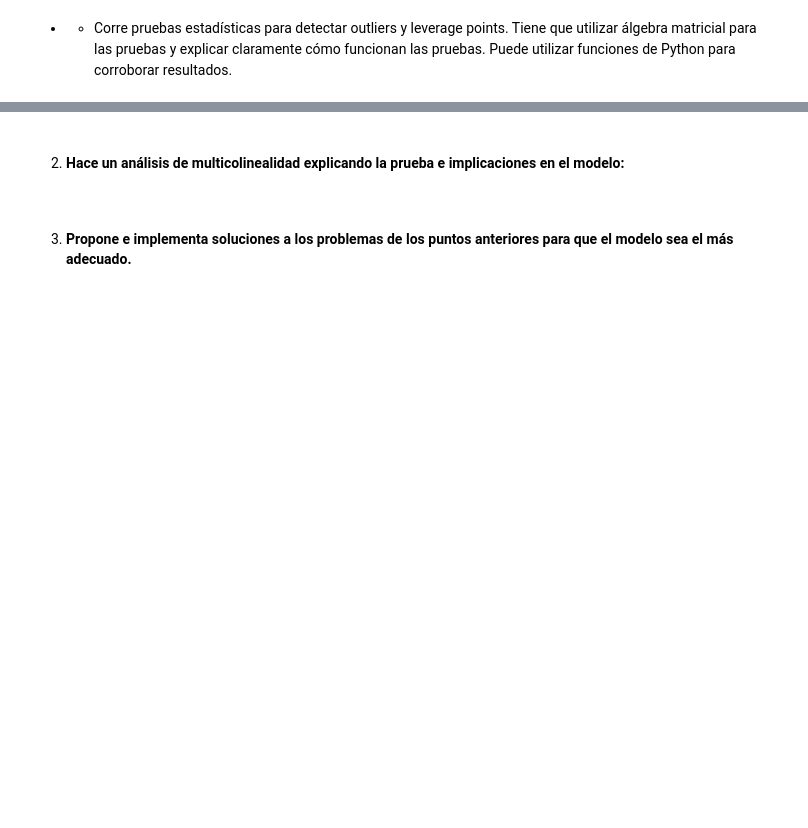
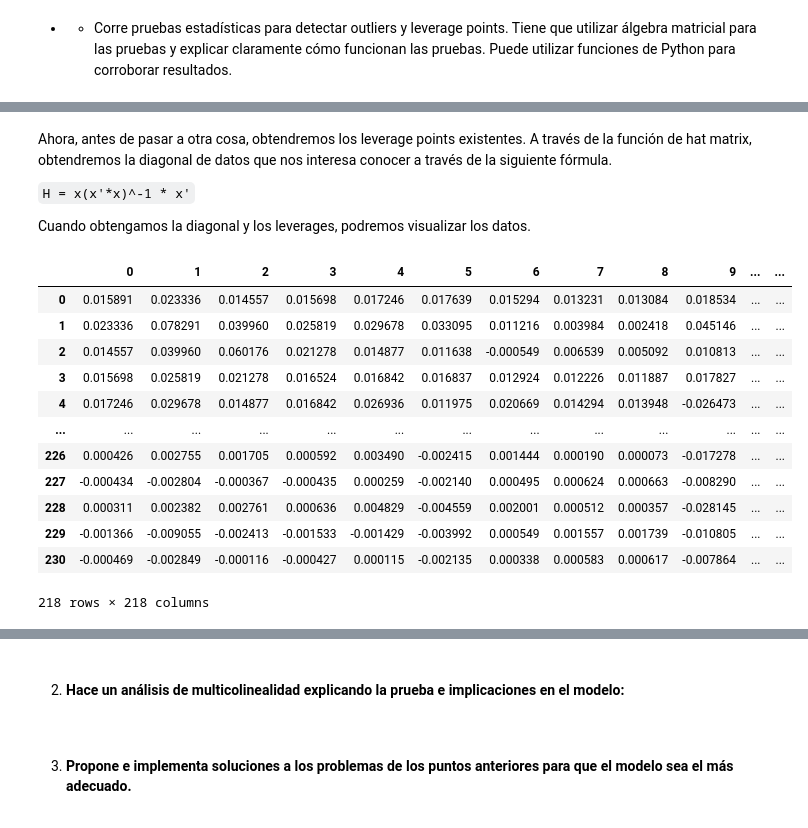
Before and after one commit to A01706155/TC3007C.502_Estadistica, a Jupyter notebook: parte1.ipynb, the cells around one changed output, grey strips where cells are left out. Cells and saved outputs as stored; diff of their text form; code cells hidden in the pictures; blank space fills up the shorter version.

```diff
--- a/parte1.ipynb
+++ b/parte1.ipynb
@@ -145,0 +247,23 @@ x.corr()
+# %% [markdown]
+Ahora, antes de pasar a otra cosa, obtendremos los leverage points existentes. A través de la función de hat matrix, obtendremos la diagonal de datos que nos interesa conocer a través de la siguiente fórmula.
+
+``H = x(x'*x)^-1 * x'``
+
+Cuando obtengamos la diagonal y los leverages, podremos visualizar los datos.
+# %%
+h = x.dot(np.linalg.inv(x.T.dot(x)).dot(x.T))
+h
+# %% [output]
+|  | 0 | 1 | 2 | 3 | 4 | 5 | 6 | 7 | 8 | 9 | ... | ... |
+| 0 | 0.015891 | 0.023336 | 0.014557 | 0.015698 | 0.017246 | 0.017639 | 0.015294 | 0.013231 | 0.013084 | 0.018534 | ... | ... |
+| 1 | 0.023336 | 0.078291 | 0.039960 | 0.025819 | 0.029678 | 0.033095 | 0.011216 | 0.003984 | 0.002418 | 0.045146 | ... | ... |
+| 2 | 0.014557 | 0.039960 | 0.060176 | 0.021278 | 0.014877 | 0.011638 | -0.000549 | 0.006539 | 0.005092 | 0.010813 | ... | ... |
+| 3 | 0.015698 | 0.025819 | 0.021278 | 0.016524 | 0.016842 | 0.016837 | 0.012924 | 0.012226 | 0.011887 | 0.017827 | ... | ... |
+| 4 | 0.017246 | 0.029678 | 0.014877 | 0.016842 | 0.026936 | 0.011975 | 0.020669 | 0.014294 | 0.013948 | -0.026473 | ... | ... |
+| ... | ... | ... | ... | ... | ... | ... | ... | ... | ... | ... | ... | ... |
+| 226 | 0.000426 | 0.002755 | 0.001705 | 0.000592 | 0.003490 | -0.002415 | 0.001444 | 0.000190 | 0.000073 | -0.017278 | ... | ... |
+| 227 | -0.000434 | -0.002804 | -0.000367 | -0.000435 | 0.000259 | -0.002140 | 0.000495 | 0.000624 | 0.000663 | -0.008290 | ... | ... |
+| 228 | 0.000311 | 0.002382 | 0.002761 | 0.000636 | 0.004829 | -0.004559 | 0.002001 | 0.000512 | 0.000357 | -0.028145 | ... | ... |
+| 229 | -0.001366 | -0.009055 | -0.002413 | -0.001533 | -0.001429 | -0.003992 | 0.000549 | 0.001557 | 0.001739 | -0.010805 | ... | ... |
+| 230 | -0.000469 | -0.002849 | -0.000116 | -0.000427 | 0.000115 | -0.002135 | 0.000338 | 0.000583 | 0.000617 | -0.007864 | ... | ... |
+218 rows × 218 columns
```
Also changed, not shown: parts of 28 cells of this notebook.
